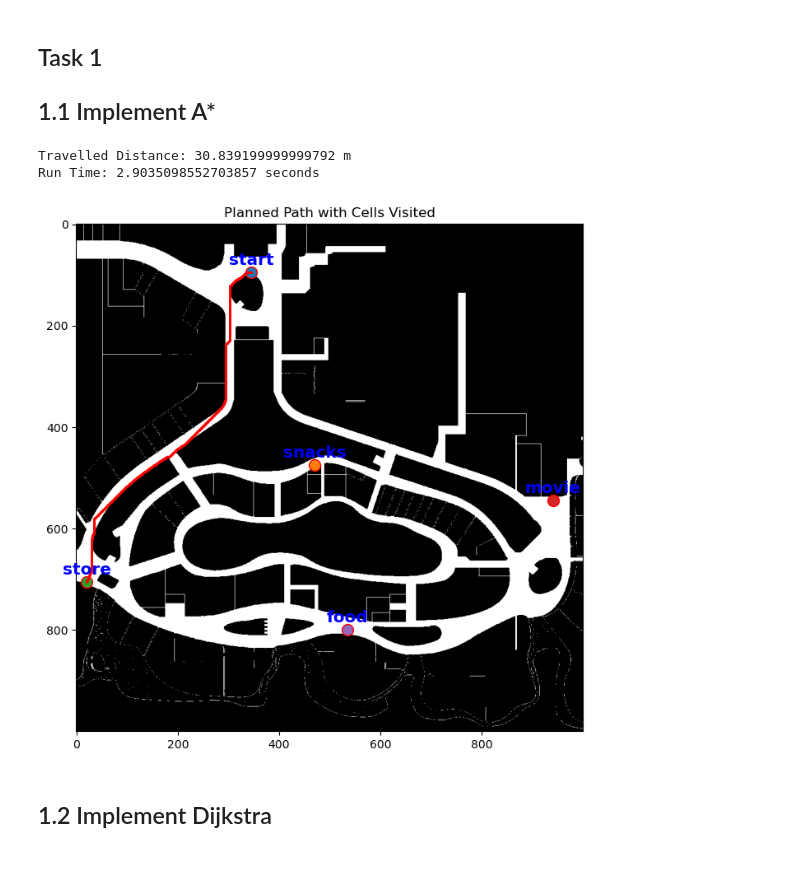
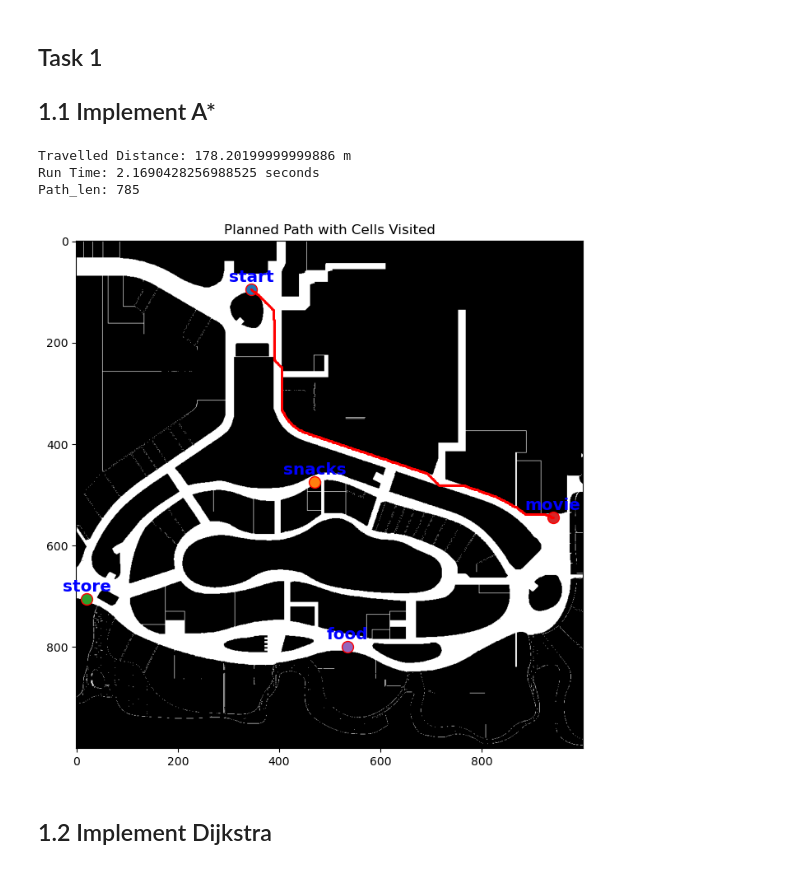
Before and after one commit to huangyqs123/ME5413_HW3, a Jupyter notebook: HW3_Task1&2/homework3.ipynb, the cells around one changed output. Drawn from its saved outputs; the diff is of its cells as text; code cells hidden in the pictures.

Commit message:
Update on the distance function

```diff
--- a/HW3_Task1&2/homework3.ipynb
+++ b/HW3_Task1&2/homework3.ipynb
@@ -97,7 +97,7 @@ def a_star(start, goal, grid_map):
     while open_set:
         current = min(open_set, key=lambda x: f_score[x])
         if current == goal:
-            return reconstruct_path(came_from, goal), g_score[goal]
+            return reconstruct_path(came_from, goal)
 
         open_set.remove(current)
         for dx in [-1, 0, 1]:
@@ -108,39 +108,42 @@ def a_star(start, goal, grid_map):
                 neighbor = (current[0] + dx, current[1] + dy)
                 if not is_valid(neighbor, grid_map):
                     continue
 
                 cost = get_cost(dx, dy)
                 tentative_g_score = g_score[current] + cost
                 if neighbor not in g_score or tentative_g_score < g_score[neighbor]:
                     came_from[neighbor] = current
                     g_score[neighbor] = tentative_g_score
                     f_score[neighbor] = tentative_g_score + heuristic_function(neighbor, goal)
                     if neighbor not in open_set:
                         open_set.add(neighbor)
 
-    return None, float('inf')
+    return None
 
 # Finding path from start to store
 start_time = time.time()
-path, _ = a_star(tuple(locations['start']), tuple(locations['store']), grid_map)
+path = a_star(tuple(locations['start']), tuple(locations['movie']), grid_map)
 total_distance = calculate_distance(path)
 end_time = time.time()
-print("Travelled Distance:", total_distance * MAP_RES, "m")
+print("Travelled Distance:", total_distance, "m")
 print("Run Time:", end_time - start_time, "seconds")
+# print("Path_len:", len(path))
+
 
 # Visualize the planned path and cells visited
 plt.figure(figsize=(8, 8))
 plt.imshow(grid_map_img, cmap='gray')
 plot_locations(locations, color='blue')
 if path:
     path_x, path_y = zip(*path)
     plt.plot(path_x, path_y, marker='o', color='red', markersize=1, linestyle='-')
 plt.title('Planned Path with Cells Visited')
 plt.show()
 # %% [output]
-Travelled Distance: 30.839199999999792 m
-Run Time: 2.9035098552703857 seconds
+Travelled Distance: 178.20199999999886 m
+Run Time: 2.1690428256988525 seconds
+Path_len: 785
-[figure, old version]
+[figure, new version]
 # %% [markdown]
 ## 1.2 Implement Dijkstra
 # %%
```
Also changed, not shown: parts of 2 cells of this notebook, 1 other file.
